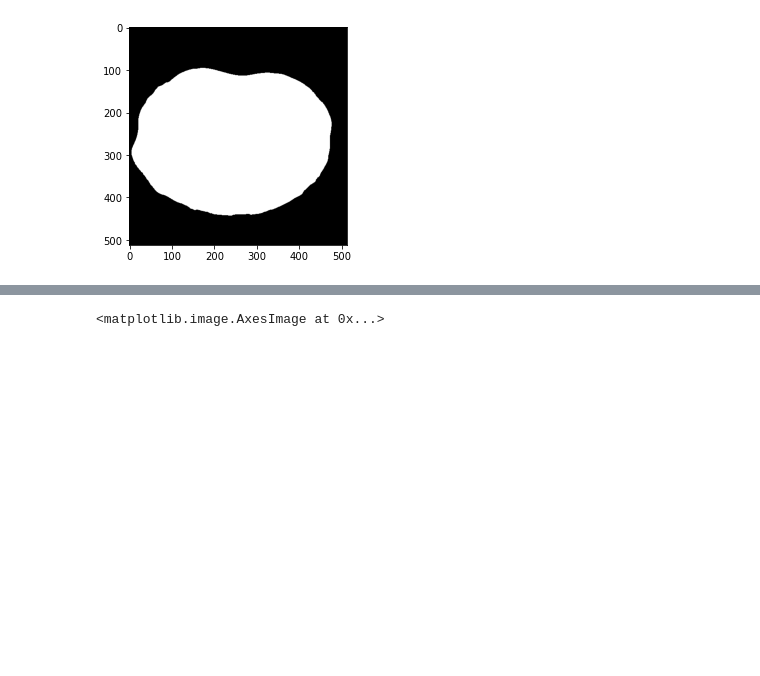
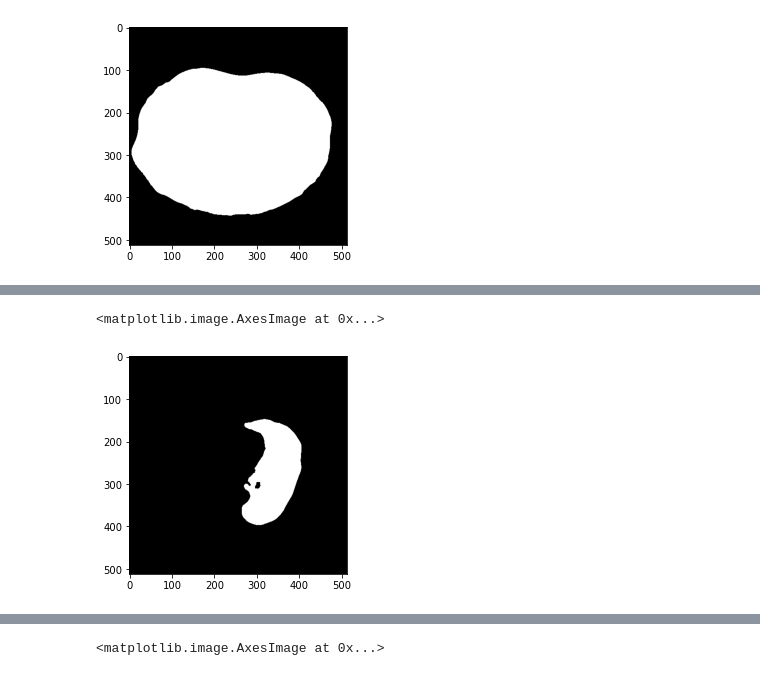
Before and after one commit to stabor705/opencv-and-ai-agh-2024, a Jupyter notebook: lab-1/Lab1/Project1.ipynb, the cells around one changed output, grey strips where cells are left out. Drawn from its saved outputs; the diff is of its cells as text; code cells hidden in the pictures; blank space fills up the shorter version.

```diff
--- a/lab-1/Lab1/Project1.ipynb
+++ b/lab-1/Lab1/Project1.ipynb
@@ -254,0 +247,5 @@ nib.save(nib_img, "lungs_segmented.nii")
+# %%
+plt.imshow(right_lung[:, :, 80])
+# %% [output]
+<matplotlib.image.AxesImage at 0x...>
+[figure, added]
```
Also changed, not shown: parts of 17 cells of this notebook.
